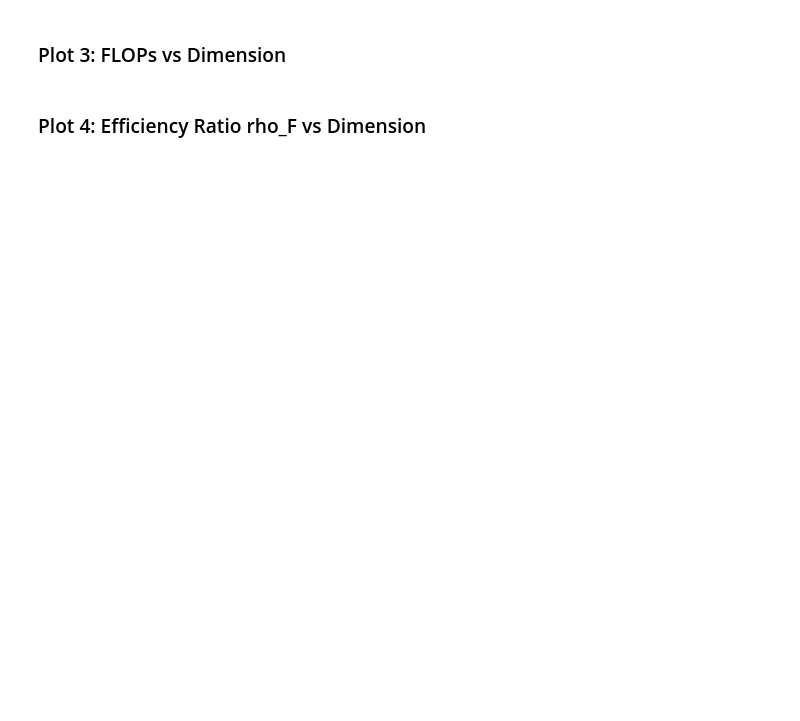
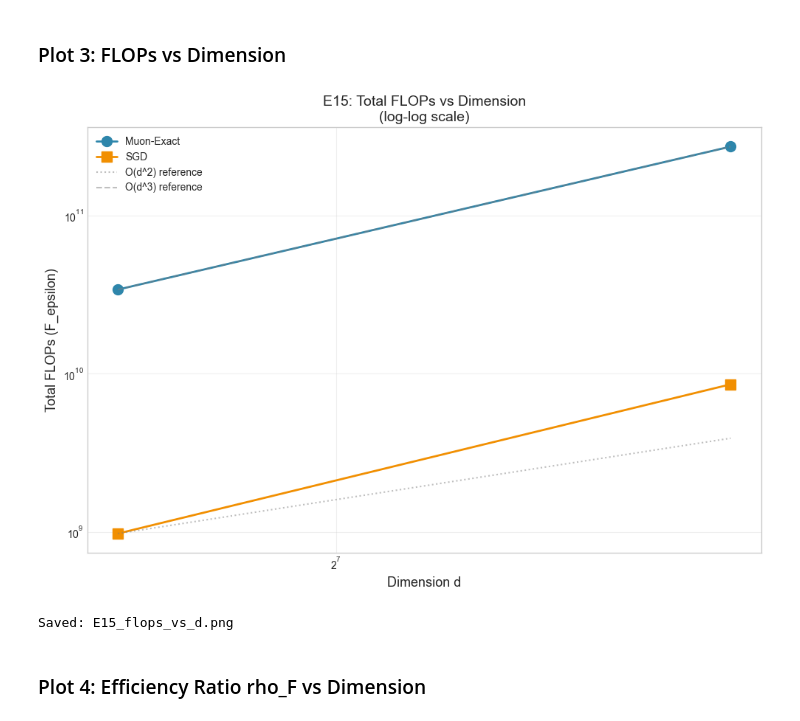
Before and after one commit to TianyangLiu-Work/muonexperiment, a Jupyter notebook: analysis_report/E15_report.ipynb, the cells around one changed output. Cells and saved outputs as stored; diff of their text form; code cells hidden in the pictures; blank space fills up the shorter version.

```diff
--- a/analysis_report/E15_report.ipynb
+++ b/analysis_report/E15_report.ipynb
@@ -31,7 +236,35 @@ fig, ax = plt.subplots(figsize=(10, 7))muon_t = [df[(df['algo'] == 'Muon-Exact')
 # %% [markdown]
 ### Plot 3: FLOPs vs Dimension
 # %%
-fig, ax = plt.subplots(figsize=(10, 7))muon_f = [df[(df['algo'] == 'Muon-Exact') & (df['d'] == d)]['F_eps'].mean() for d in dims]sgd_f = [df[(df['algo'] == 'SGD') & (df['d'] == d)]['F_eps'].mean() for d in dims]ax.plot(dims, muon_f, '-o', color=COLORS['Muon-Exact'], markersize=10, linewidth=2, label='Muon-Exact')ax.plot(dims, sgd_f, '-s', color=COLORS['SGD'], markersize=10, linewidth=2, label='SGD')# Reference lines for scaling# SGD scales as d^2 * K (where K is roughly constant)# Muon scales as d^3 * K at large dimport numpy as npax.plot(dims, [sgd_f[0] * (d/dims[0])**2 for d in dims], ':', color='gray', alpha=0.5, label='O(d^2) reference')ax.plot(dims, [muon_f[0] * (d/dims[0])**3 for d in dims], '--', color='gray', alpha=0.5, label='O(d^3) reference')ax.set_xlabel('Dimension d', fontsize=13)ax.set_ylabel('Total FLOPs (F_epsilon)', fontsize=13)ax.set_title('E15: Total FLOPs vs Dimension\n(log-log scale)', fontsize=14)ax.set_xscale('log', base=2)ax.set_yscale('log')ax.legend(fontsize=10)ax.grid(alpha=0.3)plt.tight_layout()plt.savefig('E15_flops_vs_d.png', dpi=150, bbox_inches='tight')plt.show()print('Saved: E15_flops_vs_d.png')
+fig, ax = plt.subplots(figsize=(10, 7))
+
+muon_f = [df[(df['algo'] == 'Muon-Exact') & (df['d'] == d)]['F_eps'].mean() for d in dims]
+sgd_f = [df[(df['algo'] == 'SGD') & (df['d'] == d)]['F_eps'].mean() for d in dims]
+
+ax.plot(dims, muon_f, '-o', color=COLORS['Muon-Exact'], markersize=10, linewidth=2, label='Muon-Exact')
+ax.plot(dims, sgd_f, '-s', color=COLORS['SGD'], markersize=10, linewidth=2, label='SGD')
+
+# Reference lines for scaling
+# SGD scales as d^2 * K (where K is roughly constant)
+# Muon scales as d^3 * K at large d
+import numpy as np
+ax.plot(dims, [sgd_f[0] * (d/dims[0])**2 for d in dims], ':', color='gray', alpha=0.5, label='O(d^2) reference')
+ax.plot(dims, [muon_f[0] * (d/dims[0])**3 for d in dims], '--', color='gray', alpha=0.5, label='O(d^3) reference')
+
+ax.set_xlabel('Dimension d', fontsize=13)
+ax.set_ylabel('Total FLOPs (F_epsilon)', fontsize=13)
+ax.set_title('E15: Total FLOPs vs Dimension\n(log-log scale)', fontsize=14)
+ax.set_xscale('log', base=2)
+ax.set_yscale('log')
+ax.legend(fontsize=10)
+ax.grid(alpha=0.3)
+plt.tight_layout()
+plt.savefig('E15_flops_vs_d.png', dpi=150, bbox_inches='tight')
+plt.show()
+print('Saved: E15_flops_vs_d.png')
+# %% [output]
+[figure, added]
+Saved: E15_flops_vs_d.png
 # %% [markdown]
 ### Plot 4: Efficiency Ratio rho_F vs Dimension
 # %%
```
Also changed, not shown: parts of 7 cells of this notebook, 20 other files.
